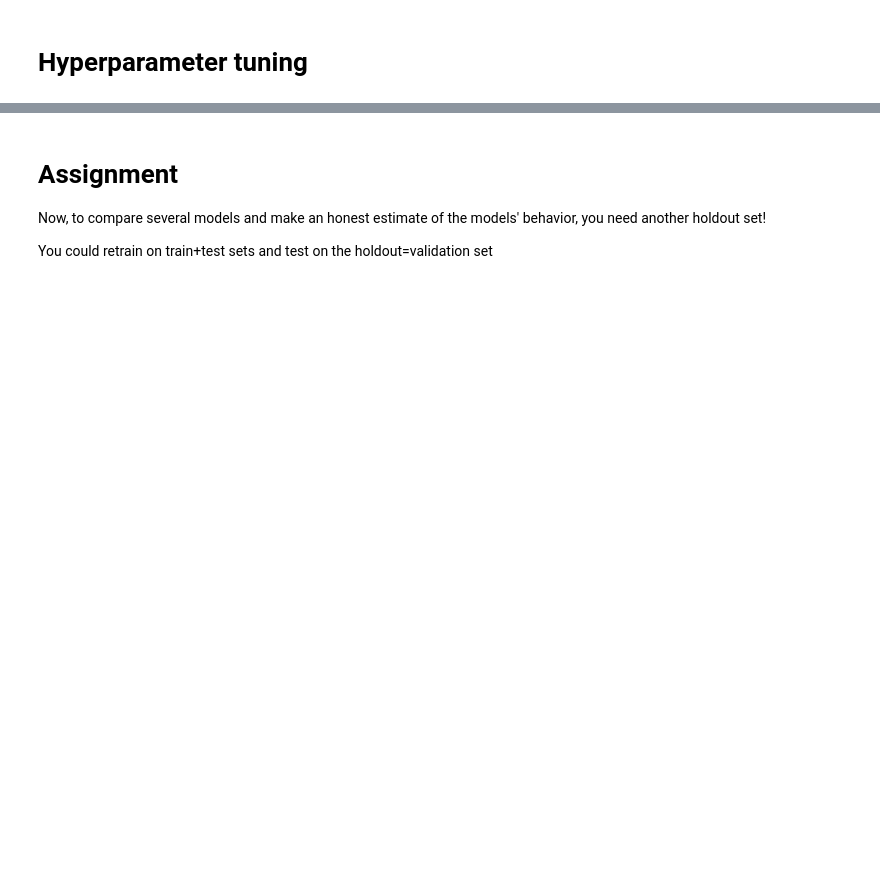
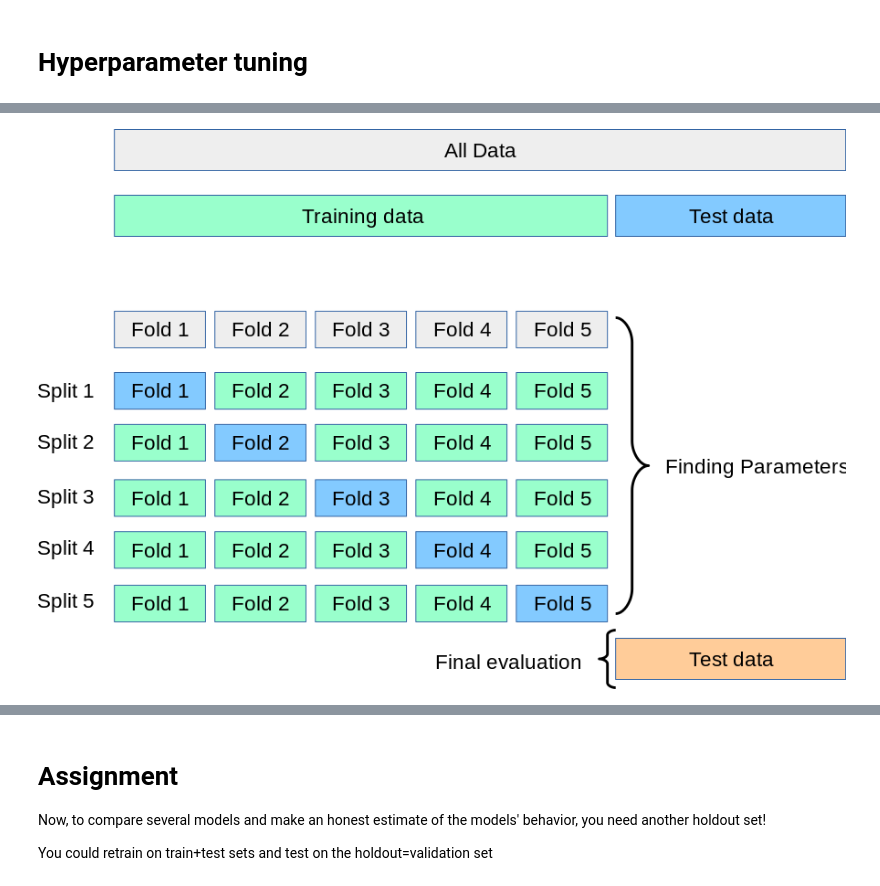
Before and after one commit to HeinrichGomTag/GraphDataScience, a Jupyter notebook: Intro_to_ML/Intro_to_ML.ipynb, the cells around one changed output, grey strips where cells are left out. Saved outputs shown, nothing was run; the diff lists cells and outputs as text; code cells hidden in the pictures; blank space fills up the shorter version.

```diff
--- a/Intro_to_ML/Intro_to_ML.ipynb
+++ b/Intro_to_ML/Intro_to_ML.ipynb
@@ -235,4 +282,7 @@ gs_res
 # %%
 # Cross-validation intuition
-Image(DRIVE_PATH+'grid_search_cross_validation.png') # Reference: https://scikit-learn.org/stable/modules/cross_validation.html (retrieved 2023-05-21)
+Image(
+    'grid_search_cross_validation.png')  # Reference: https://scikit-learn.org/stable/modules/cross_validation.html (retrieved 2023-05-21)
+# %% [output]
+[figure, added]
 # %%
```
Also changed, not shown: parts of 25 cells of this notebook, 3 other files.
